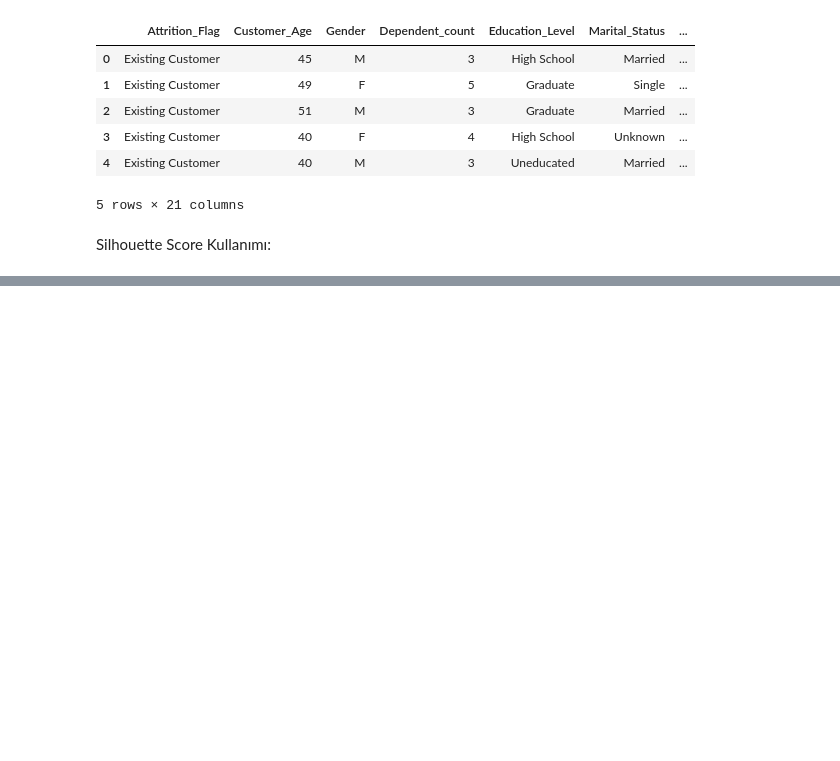
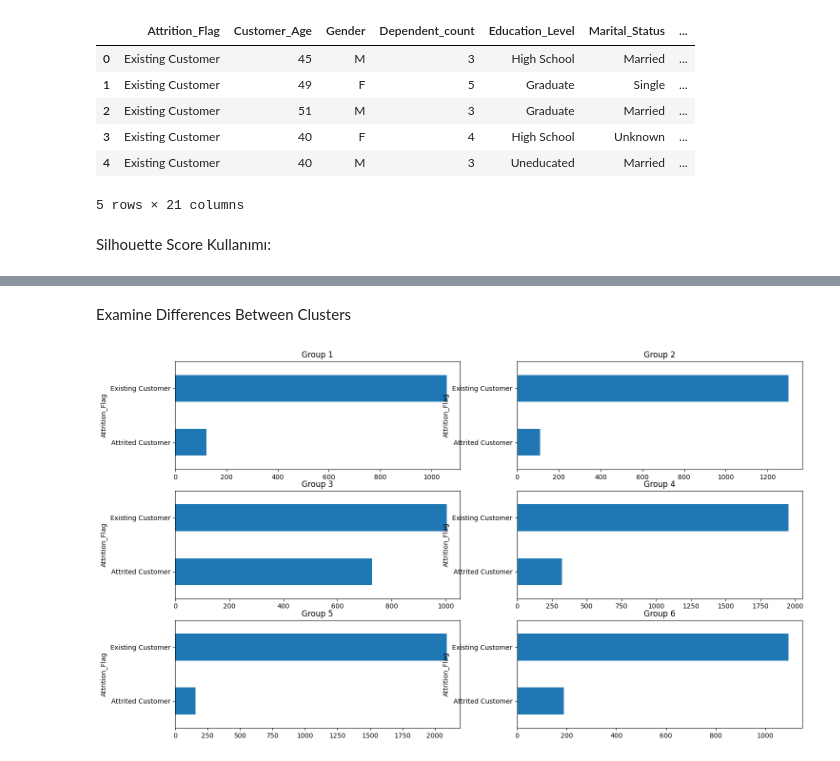
Before and after one commit to muntadherabdulhusein/DA_projects-credit-card-churn, a Jupyter notebook: Yeliz/yeliz_clus.ipynb, the cells around one changed output, grey strips where cells are left out. Cells and saved outputs as stored; diff of their text form; code cells hidden in the pictures; blank space fills up the shorter version.

```diff
--- a/Yeliz/yeliz_clus.ipynb
+++ b/Yeliz/yeliz_clus.ipynb
@@ -186,0 +210,14 @@ En yüksek Silhouette Score: 0.1543347981945729, Optimal K: 2
+# %% [markdown]
+Examine Differences Between Clusters
+# %%
+fig, axs = plt.subplots(ncols=2,nrows=3, figsize=(17,10))
+
+df[df['Cluster'] == 0]['Attrition_Flag'].value_counts().sort_index().plot.barh(ax=axs[0,0], title='Group 1')
+df[df['Cluster'] == 1]['Attrition_Flag'].value_counts().sort_index().plot.barh(ax=axs[0,1], title='Group 2')
+df[df['Cluster'] == 2]['Attrition_Flag'].value_counts().sort_index().plot.barh(ax=axs[1,0], title='Group 3')
+df[df['Cluster'] == 3]['Attrition_Flag'].value_counts().sort_index().plot.barh(ax=axs[1,1], title='Group 4')
+df[df['Cluster'] == 4]['Attrition_Flag'].value_counts().sort_index().plot.barh(ax=axs[2,0], title='Group 5')
+df[df['Cluster'] == 5]['Attrition_Flag'].value_counts().sort_index().plot.barh(ax=axs[2,1], title='Group 6')
+plt.show()
+# %% [output]
+[figure, added]
```
Also changed, not shown: parts of 11 cells of this notebook.
